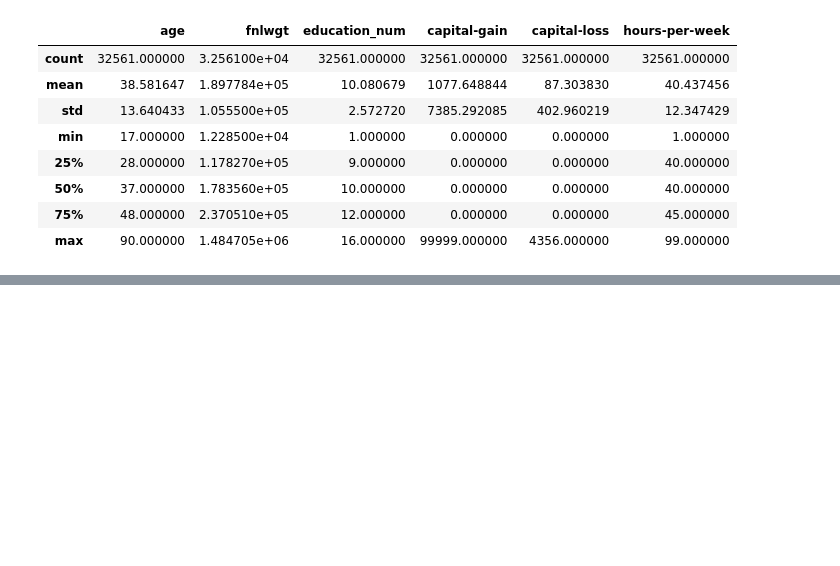
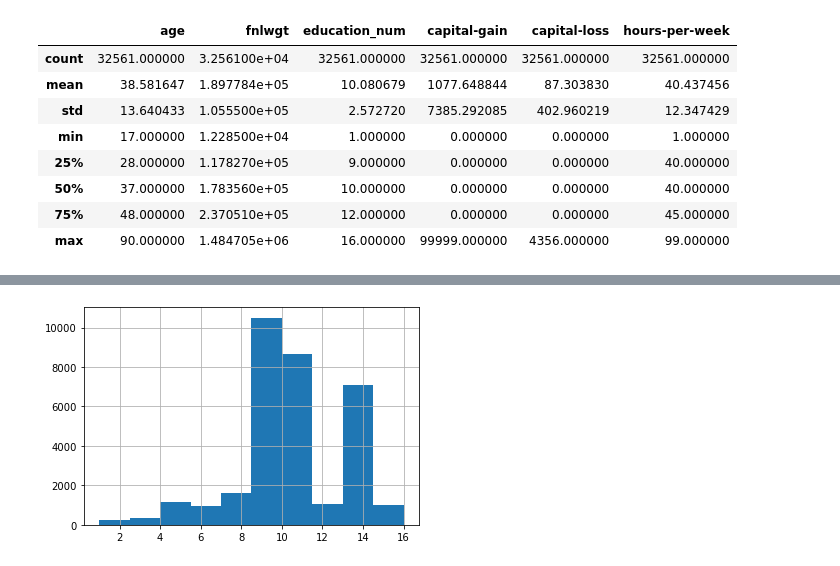
Before and after one commit to pandeysudip/income-prediction, a Jupyter notebook: data_cleaning.ipynb, the cells around one changed output, grey strips where cells are left out. Saved outputs shown, nothing was run; the diff lists cells and outputs as text; code cells hidden in the pictures; blank space fills up the shorter version.

```diff
--- a/data_cleaning.ipynb
+++ b/data_cleaning.ipynb
@@ -120,0 +152,6 @@ df_income.to_csv('Resources/clean_data.csv', index=False)
+# %%
+#education_num
+df_income['education_num'].hist()
+plt.show()
+# %% [output]
+[figure, added]
```
Also changed, not shown: parts of 11 cells of this notebook.
